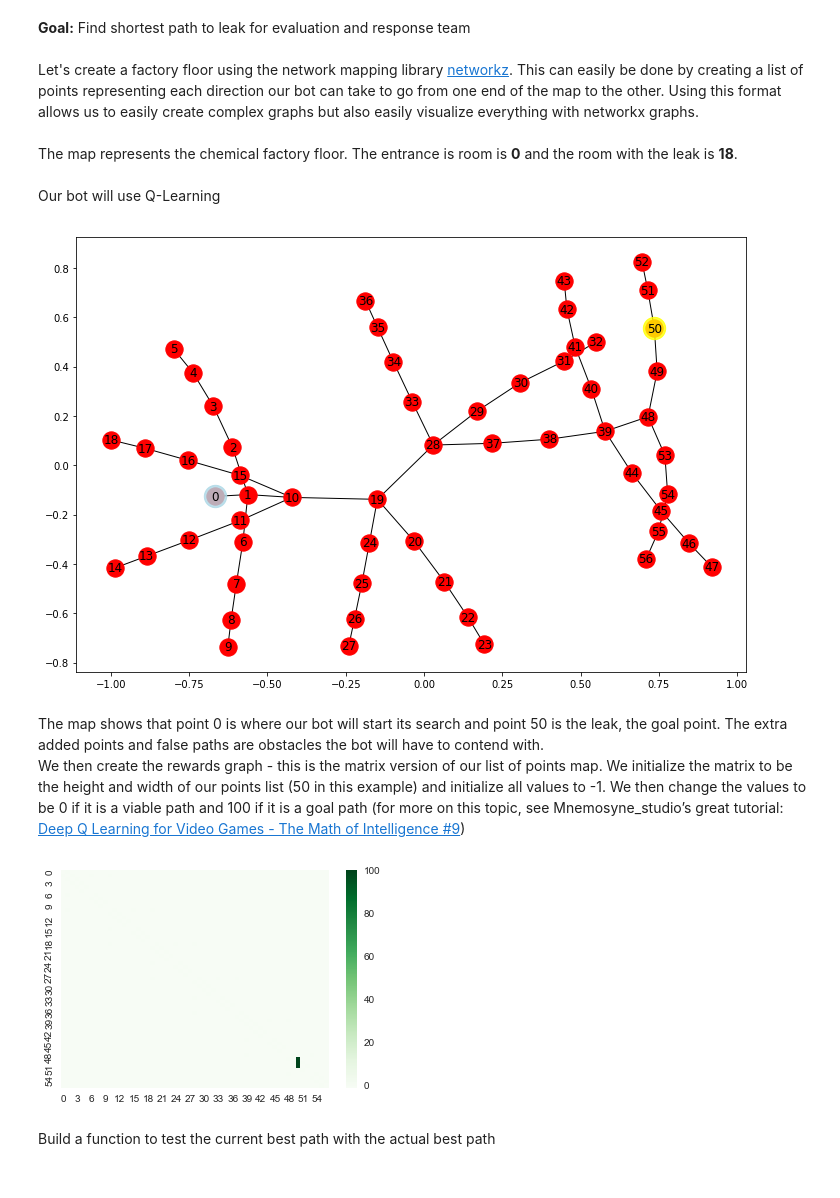
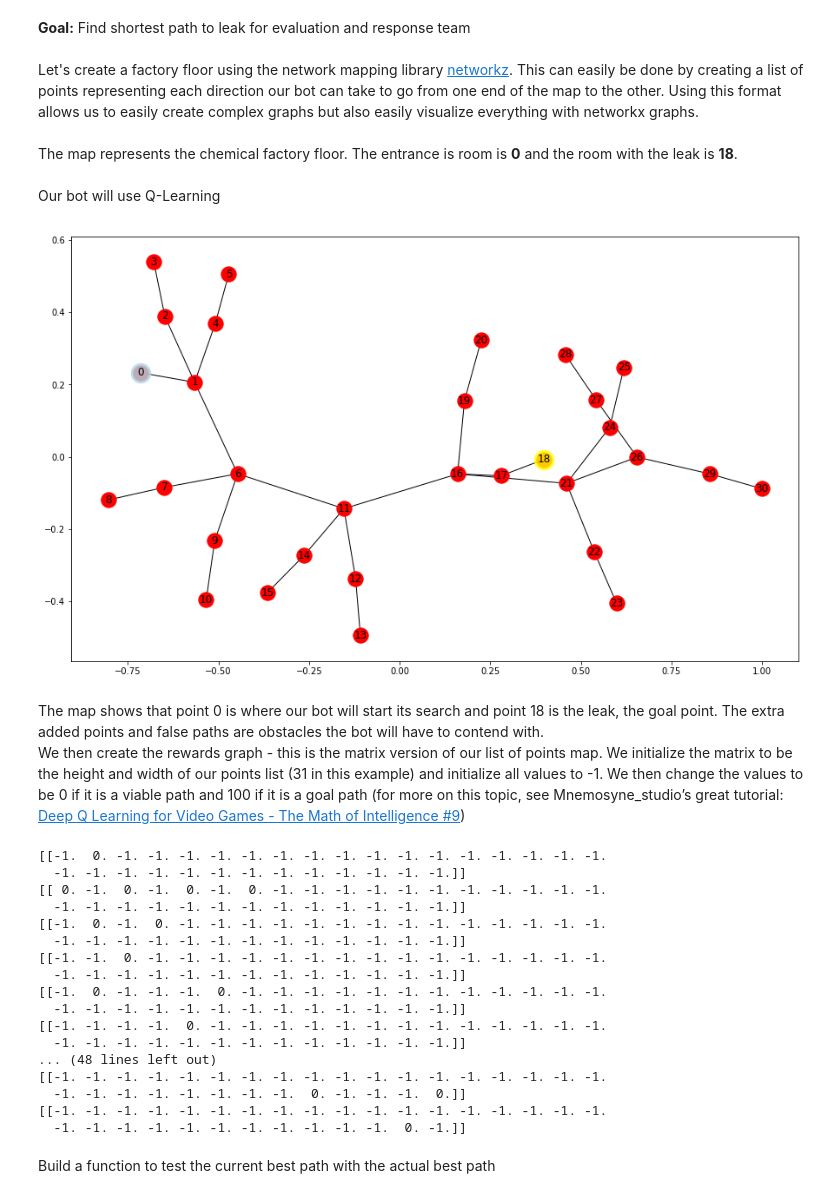
Before and after one commit to amunategui/Leak-At-Chemical-Factory-RL, a Jupyter notebook: Dangerous Leak at Chemical Factory - Emergency Response with Autonomous Assessment Bot.ipynb, the cells around one changed output. Cells and saved outputs as stored; diff of their text form; code cells hidden in the pictures.

```diff
--- a/Dangerous Leak at Chemical Factory - Emergency Response with Autonomous Assessment Bot.ipynb
+++ b/Dangerous Leak at Chemical Factory - Emergency Response with Autonomous Assessment Bot.ipynb
@@ -26,53 +26,47 @@ Let's create a factory floor using the network mapping library <a href='https://
 The map represents the chemical factory floor. The entrance is room is <b>0</b> and the room with the leak is <b>18</b>.<BR><BR>
 Our bot will use Q-Learning
 # %%
-# !pip install networkx
 import numpy as np
 import pylab as plt
 import networkx as nx
-import matplotlib.pyplot as plt
 
 # map cell to cell, add circular cell to goal point
-points_list = [(0,1),(1,2),(2,3),(3,4),(4,5),(1,6),(6,7),(7,8),(8,9),
-                (1,10),(10,11),(11,12),(12,13),(13,14),(10,15),(15,16),
-                (16,17),(17,18),(10,19),(19,20),(20,21),(21,22),(22,23),
-                (19,24),(24,25),(25,26),(26,27),(19,28),(28,29),(29,30),
-                (30,31),(31,32),(28,33),(33,34),(34,35),(35,36),(28,37),
-                (37,38),(38,39),(39,40),(40,41),(41,42),(42,43),(39,44),
-                (44,45),(45,46),(46,47),(39,48),(48,49),(49,50),(50,51),
-                (51,52),(48,53),(53,54),(54,55),(55,56)]
-
+point_list = [(0,1), (1,2), (2,3), (1,4), (4,5), (1,6),
+               (6,7), (7,8), (6,9), (9,10), (6,11), (11,12),
+               (12,13), (11,14), (14,15), (11,16), (16,17), (17,18),
+               (16,19), (19,20), (16,21), (21,22), (22,23), (21,24),
+               (24,25), (21,26), (26,27), (27,28), (26,29), (29, 30)]
 
 # goal point is where we have a leak
-fig, ax1 = plt.subplots(nrows=1, ncols=1, figsize=(12, 8))
-ax1.grid(False)
-goal = 50
+fig, ax1 = plt.subplots(nrows=1, ncols=1, figsize=(15, 9))
+
+goal = 18
 G=nx.Graph()
-G.add_edges_from(points_list)
+G.add_edges_from(point_list)
 pos = nx.spring_layout(G)
 nx.draw_networkx_nodes(G,pos)
 nx.draw_networkx_edges(G,pos)
 nx.draw_networkx_labels(G,pos)
 
 # highlight starting point
 nx.draw_networkx_nodes(G, pos,
                        nodelist=[0],
                        node_color='lightblue',
                        node_size=500,
                        alpha=0.8)
 
 # highlight end point
 nx.draw_networkx_nodes(G, pos,
-                       nodelist=[goal],
+                       nodelist=[18],
                        node_color='yellow',
                        node_size=500,
                        alpha=0.8)
 
 plt.show()
 # %% [output]
-[figure, old version]
+[figure, new version]
 # %% [markdown]
-The map shows that point 0 is where our bot will start its search and point 50 is the leak, the goal point. The extra added points and false paths are obstacles the bot will have to contend with.
+The map shows that point 0 is where our bot will start its search and point 18 is the leak, the goal point. The extra added points and false paths are obstacles the bot will have to contend with.
 <BR>
-We then create the rewards graph - this is the matrix version of our list of points map. We initialize the matrix to be the height and width of our points list (50 in this example) and initialize all values to -1. We then change the values to be 0 if it is a viable path and 100 if it is a goal path (for more on this topic, see Mnemosyne_studio’s great tutorial: <a href='http://mnemstudio.org/path-finding-q-learning-tutorial.htm' target='_blank'>Deep Q Learning for Video Games - The Math of Intelligence #9</a>)
+We then create the rewards graph - this is the matrix version of our list of points map. We initialize the matrix to be the height and width of our points list (31 in this example) and initialize all values to -1. We then change the values to be 0 if it is a viable path and 100 if it is a goal path (for more on this topic, see Mnemosyne_studio’s great tutorial: <a href='http://mnemstudio.org/path-finding-q-learning-tutorial.htm' target='_blank'>Deep Q Learning for Video Games - The Math of Intelligence #9</a>)
 # %%
@@ -104,22 +96,26 @@ R[goal,goal]= 100
 
 R.shape
 
-groupits = []
-for row in R:
-    groupit = ''
-    for val in row.tolist()[0]:
-        if val > 0:
-            groupit += str(round(val,2)) + ' '
-        else:
-            groupit += '  '
-    groupits.append(groupit)
-groupits
-
-
-import seaborn as sns; sns.set()
-ax = sns.heatmap(R, cmap="Greens")
+for r in R:
+    print(r)
 # %% [output]
-[figure, removed]
+[[-1.  0. -1. -1. -1. -1. -1. -1. -1. -1. -1. -1. -1. -1. -1. -1. -1. -1.
+  -1. -1. -1. -1. -1. -1. -1. -1. -1. -1. -1. -1. -1.]]
+[[ 0. -1.  0. -1.  0. -1.  0. -1. -1. -1. -1. -1. -1. -1. -1. -1. -1. -1.
+  -1. -1. -1. -1. -1. -1. -1. -1. -1. -1. -1. -1. -1.]]
+[[-1.  0. -1.  0. -1. -1. -1. -1. -1. -1. -1. -1. -1. -1. -1. -1. -1. -1.
+  -1. -1. -1. -1. -1. -1. -1. -1. -1. -1. -1. -1. -1.]]
+[[-1. -1.  0. -1. -1. -1. -1. -1. -1. -1. -1. -1. -1. -1. -1. -1. -1. -1.
+  -1. -1. -1. -1. -1. -1. -1. -1. -1. -1. -1. -1. -1.]]
+[[-1.  0. -1. -1. -1.  0. -1. -1. -1. -1. -1. -1. -1. -1. -1. -1. -1. -1.
+  -1. -1. -1. -1. -1. -1. -1. -1. -1. -1. -1. -1. -1.]]
+[[-1. -1. -1. -1.  0. -1. -1. -1. -1. -1. -1. -1. -1. -1. -1. -1. -1. -1.
+  -1. -1. -1. -1. -1. -1. -1. -1. -1. -1. -1. -1. -1.]]
+... (48 lines left out)
+[[-1. -1. -1. -1. -1. -1. -1. -1. -1. -1. -1. -1. -1. -1. -1. -1. -1. -1.
+  -1. -1. -1. -1. -1. -1. -1. -1.  0. -1. -1. -1.  0.]]
+[[-1. -1. -1. -1. -1. -1. -1. -1. -1. -1. -1. -1. -1. -1. -1. -1. -1. -1.
+  -1. -1. -1. -1. -1. -1. -1. -1. -1. -1. -1.  0. -1.]]
 # %% [markdown]
 Build a function to test the current best path with the actual best path
 # %%
```
Also changed, not shown: parts of 12 cells of this notebook.
